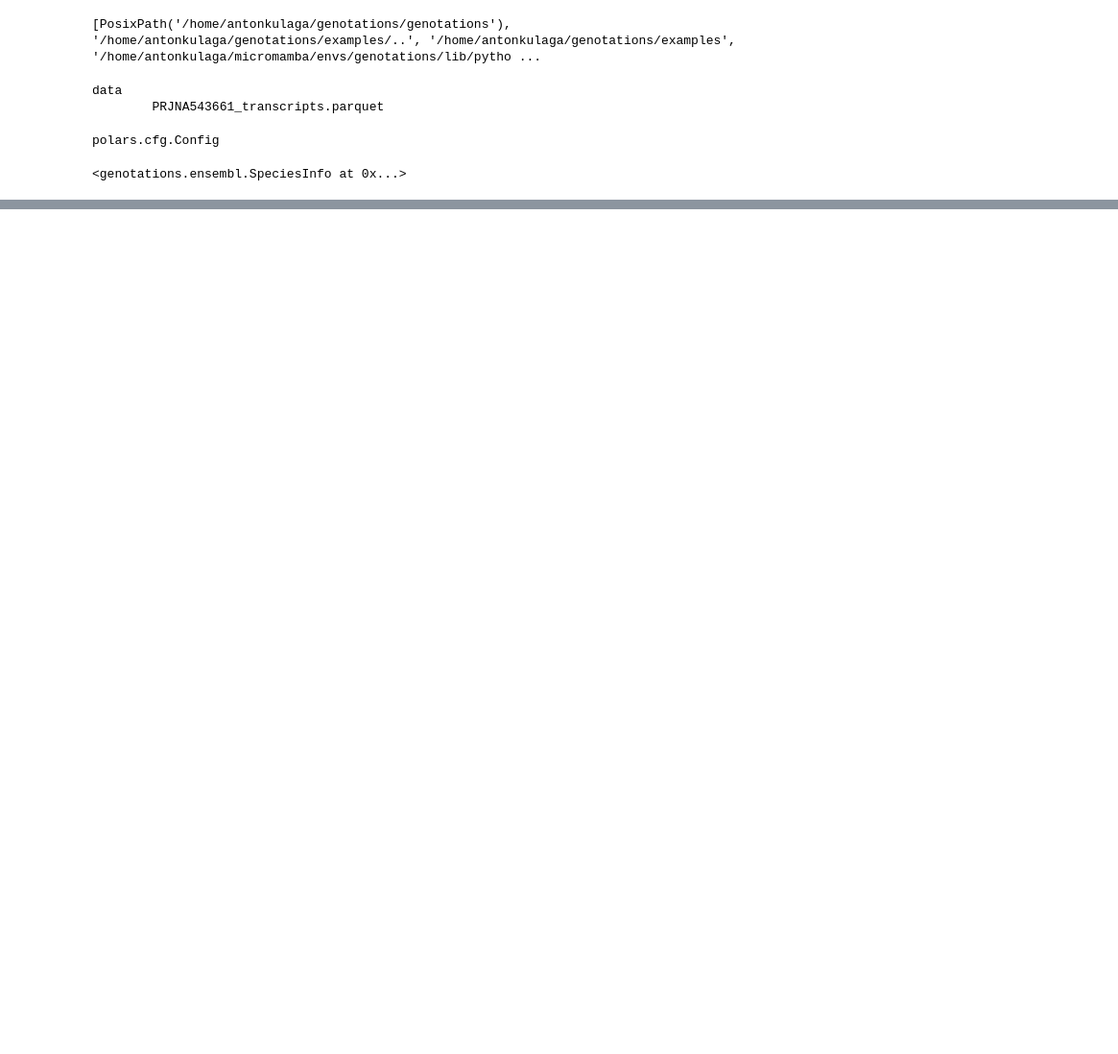
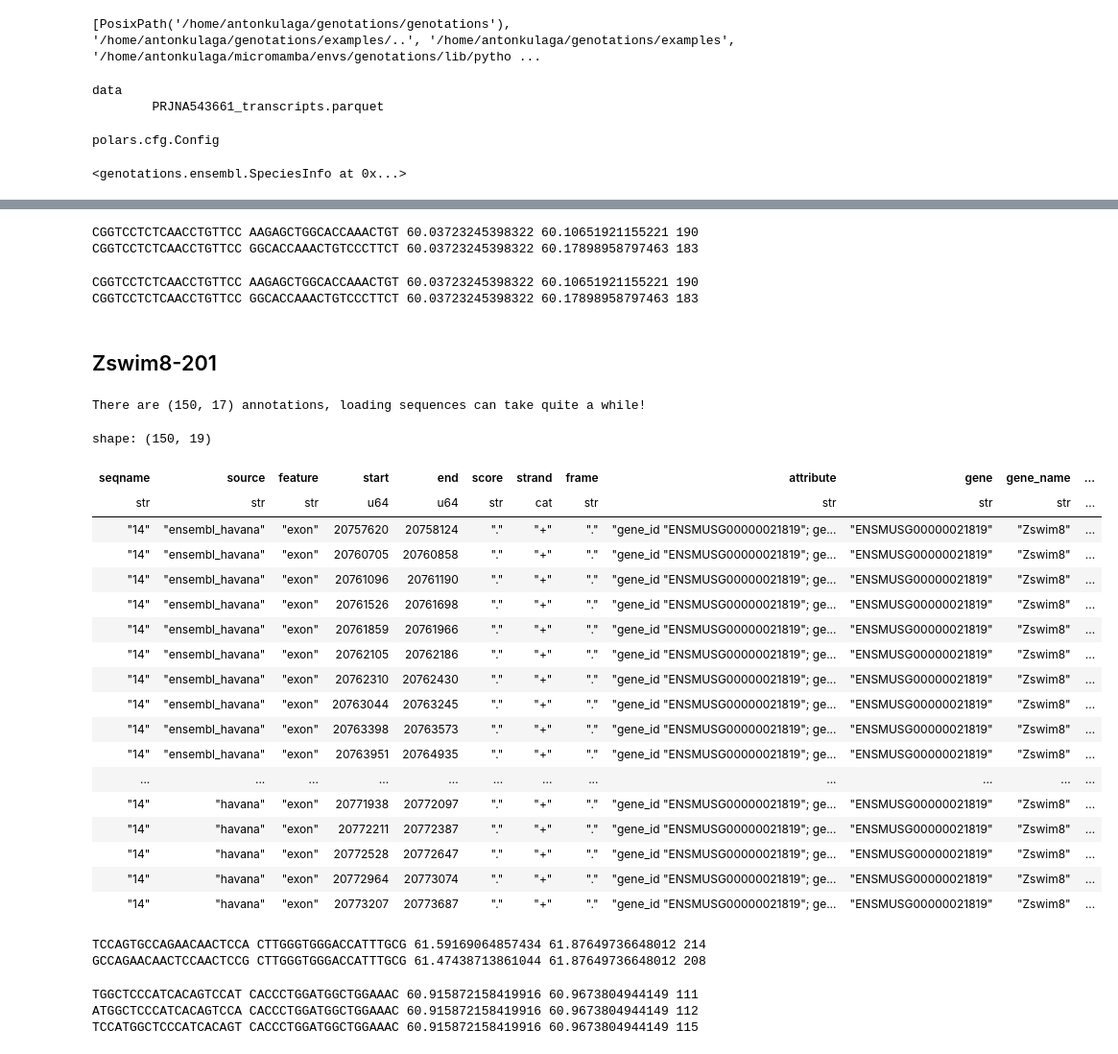
Before and after one commit to antonkulaga/genotations, a Jupyter notebook: examples/primers.ipynb, the cells around one changed output, grey strips where cells are left out. Shown at 96% size. Cells and saved outputs as stored; diff of their text form; code cells hidden in the pictures; blank space fills up the shorter version.

```diff
--- a/examples/primers.ipynb
+++ b/examples/primers.ipynb
@@ -179,0 +198,12 @@ NotFoundError: coordinates
+# %%
+primers_Dtx2_202 = suggest_primers_for_transcript_by_exons(dtx2, "Dtx2-202", 1 ,2, opt_t=60)
+print_primer_results(primers_Dtx2_202)
+# %% [output]
+CGGTCCTCTCAACCTGTTCC AAGAGCTGGCACCAAACTGT 60.03723245398322 60.10651921155221 190
+CGGTCCTCTCAACCTGTTCC GGCACCAAACTGTCCCTTCT 60.03723245398322 60.17898958797463 183
+# %%
+primers_Dtx2_204 = suggest_primers_for_transcript_by_exons(dtx2, "Dtx2-204", 1 ,2, opt_t=60)
+print_primer_results(primers_Dtx2_204)
+# %% [output]
+CGGTCCTCTCAACCTGTTCC AAGAGCTGGCACCAAACTGT 60.03723245398322 60.10651921155221 190
+CGGTCCTCTCAACCTGTTCC GGCACCAAACTGTCCCTTCT 60.03723245398322 60.17898958797463 183
@@ -179,0 +214,38 @@ NotFoundError: coordinates
+# %% [markdown]
+## Zswim8-201
+# %%
+zswim8 = mouse.annotations.with_gene_name_in("Zswim8").exons().with_sequences(mouse.genome)
+zswim8.annotations_df
+# %% [output]
+There are (150, 17) annotations, loading sequences can take quite a while!
+shape: (150, 19)
+| seqname | source | feature | start | end | score | strand | frame | attribute | gene | gene_name | ... |
+| str | str | str | u64 | u64 | str | cat | str | str | str | str | ... |
+| "14" | "ensembl_havana" | "exon" | 20757620 | 20758124 | "." | "+" | "." | "gene_id "ENSMUSG00000021819"; ge... | "ENSMUSG00000021819" | "Zswim8" | ... |
+| "14" | "ensembl_havana" | "exon" | 20760705 | 20760858 | "." | "+" | "." | "gene_id "ENSMUSG00000021819"; ge... | "ENSMUSG00000021819" | "Zswim8" | ... |
+| "14" | "ensembl_havana" | "exon" | 20761096 | 20761190 | "." | "+" | "." | "gene_id "ENSMUSG00000021819"; ge... | "ENSMUSG00000021819" | "Zswim8" | ... |
+| "14" | "ensembl_havana" | "exon" | 20761526 | 20761698 | "." | "+" | "." | "gene_id "ENSMUSG00000021819"; ge... | "ENSMUSG00000021819" | "Zswim8" | ... |
+| "14" | "ensembl_havana" | "exon" | 20761859 | 20761966 | "." | "+" | "." | "gene_id "ENSMUSG00000021819"; ge... | "ENSMUSG00000021819" | "Zswim8" | ... |
+| "14" | "ensembl_havana" | "exon" | 20762105 | 20762186 | "." | "+" | "." | "gene_id "ENSMUSG00000021819"; ge... | "ENSMUSG00000021819" | "Zswim8" | ... |
+| "14" | "ensembl_havana" | "exon" | 20762310 | 20762430 | "." | "+" | "." | "gene_id "ENSMUSG00000021819"; ge... | "ENSMUSG00000021819" | "Zswim8" | ... |
+| "14" | "ensembl_havana" | "exon" | 20763044 | 20763245 | "." | "+" | "." | "gene_id "ENSMUSG00000021819"; ge... | "ENSMUSG00000021819" | "Zswim8" | ... |
+| "14" | "ensembl_havana" | "exon" | 20763398 | 20763573 | "." | "+" | "." | "gene_id "ENSMUSG00000021819"; ge... | "ENSMUSG00000021819" | "Zswim8" | ... |
+| "14" | "ensembl_havana" | "exon" | 20763951 | 20764935 | "." | "+" | "." | "gene_id "ENSMUSG00000021819"; ge... | "ENSMUSG00000021819" | "Zswim8" | ... |
+| ... | ... | ... | ... | ... | ... | ... | ... | ... | ... | ... | ... |
+| "14" | "havana" | "exon" | 20771938 | 20772097 | "." | "+" | "." | "gene_id "ENSMUSG00000021819"; ge... | "ENSMUSG00000021819" | "Zswim8" | ... |
+| "14" | "havana" | "exon" | 20772211 | 20772387 | "." | "+" | "." | "gene_id "ENSMUSG00000021819"; ge... | "ENSMUSG00000021819" | "Zswim8" | ... |
+| "14" | "havana" | "exon" | 20772528 | 20772647 | "." | "+" | "." | "gene_id "ENSMUSG00000021819"; ge... | "ENSMUSG00000021819" | "Zswim8" | ... |
+| "14" | "havana" | "exon" | 20772964 | 20773074 | "." | "+" | "." | "gene_id "ENSMUSG00000021819"; ge... | "ENSMUSG00000021819" | "Zswim8" | ... |
+| "14" | "havana" | "exon" | 20773207 | 20773687 | "." | "+" | "." | "gene_id "ENSMUSG00000021819"; ge... | "ENSMUSG00000021819" | "Zswim8" | ... |
+# %%
+primers_zswim8_201 = suggest_primers_for_transcript_by_exons(zswim8, "Zswim8-201", 2 ,4, opt_t=62)
+print_primer_results(primers_zswim8_201)
+# %% [output]
+TCCAGTGCCAGAACAACTCCA CTTGGGTGGGACCATTTGCG 61.59169064857434 61.87649736648012 214
+GCCAGAACAACTCCAACTCCG CTTGGGTGGGACCATTTGCG 61.47438713861044 61.87649736648012 208
+# %%
+print_primer_results(suggest_primers_for_transcript_by_exons(zswim8, "Zswim8-214", 2,3, opt_t=61))
+# %% [output]
+TGGCTCCCATCACAGTCCAT CACCCTGGATGGCTGGAAAC 60.915872158419916 60.9673804944149 111
+ATGGCTCCCATCACAGTCCA CACCCTGGATGGCTGGAAAC 60.915872158419916 60.9673804944149 112
+TCCATGGCTCCCATCACAGT CACCCTGGATGGCTGGAAAC 60.915872158419916 60.9673804944149 115
```
Also changed, not shown: parts of 30 cells of this notebook, 3 other files.
